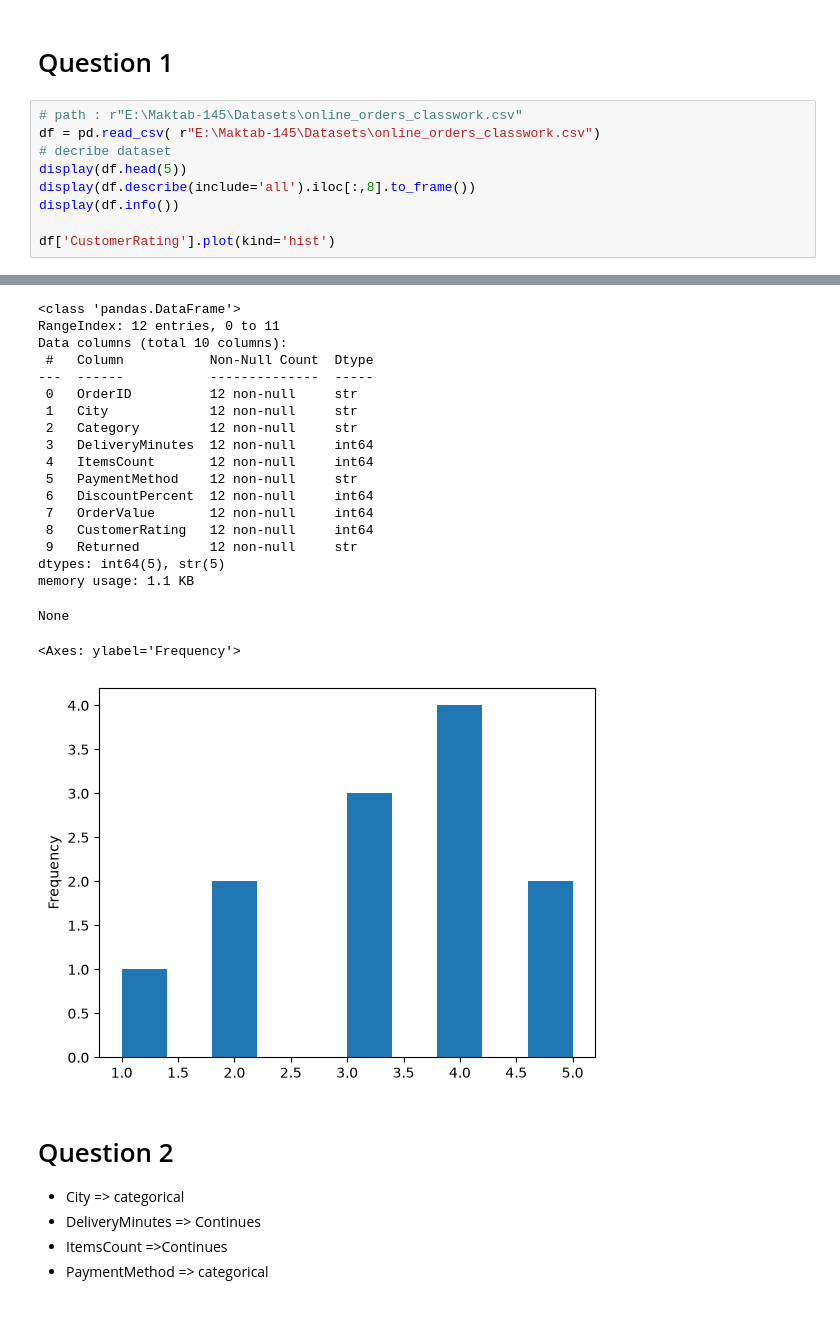
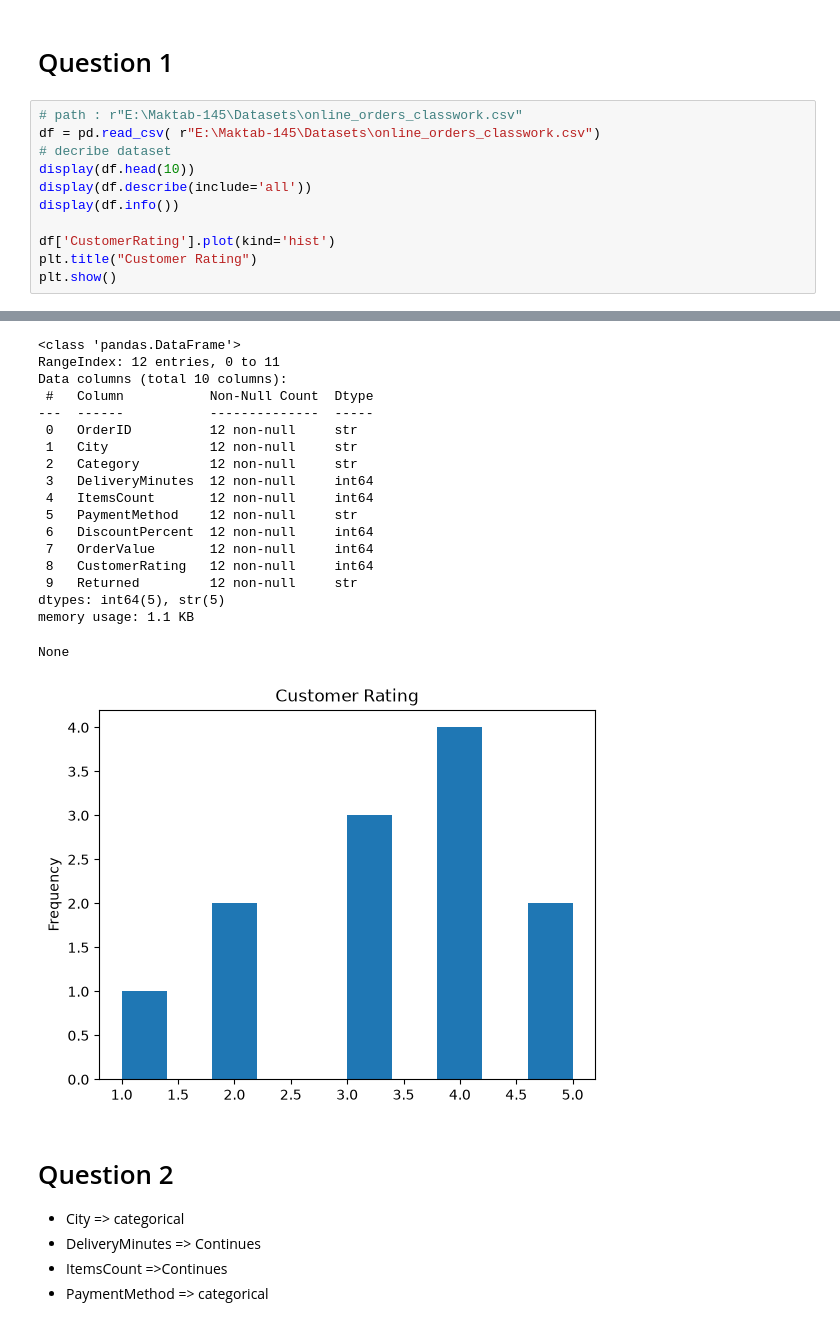
Before and after one commit to mrpanigale/Maktab-AI-145, a Jupyter notebook: CWs/week5/week5_1.ipynb, the cells around one changed output, grey strips where cells are left out. Drawn from its saved outputs; the diff is of its cells as text.

```diff
--- a/CWs/week5/week5_1.ipynb
+++ b/CWs/week5/week5_1.ipynb
@@ -14,11 +14,13 @@ import seaborn as sns
 # path : r"E:\Maktab-145\Datasets\online_orders_classwork.csv"
 df = pd.read_csv( r"E:\Maktab-145\Datasets\online_orders_classwork.csv")
 # decribe dataset
-display(df.head(5))
-display(df.describe(include='all').iloc[:,8].to_frame())
+display(df.head(10))
+display(df.describe(include='all'))
 display(df.info())
 
 df['CustomerRating'].plot(kind='hist')
+plt.title("Customer Rating")
+plt.show()
 # %% [output]
 |  | OrderID | City | Category | DeliveryMinutes | ItemsCount | PaymentMethod | DiscountPercent | OrderValue | ... |
 | 0 | O001 | Tehran | Electronics | 22 | 1 | Card | 0 | 120 | ... |
@@ -41,23 +48,22 @@ df['CustomerRating'].plot(kind='hist')
 <class 'pandas.DataFrame'>
 RangeIndex: 12 entries, 0 to 11
 Data columns (total 10 columns):
  #   Column           Non-Null Count  Dtype
 ---  ------           --------------  -----
  0   OrderID          12 non-null     str
  1   City             12 non-null     str
  2   Category         12 non-null     str
  3   DeliveryMinutes  12 non-null     int64
  4   ItemsCount       12 non-null     int64
  5   PaymentMethod    12 non-null     str
  6   DiscountPercent  12 non-null     int64
  7   OrderValue       12 non-null     int64
  8   CustomerRating   12 non-null     int64
  9   Returned         12 non-null     str
 dtypes: int64(5), str(5)
 memory usage: 1.1 KB
 None
-<Axes: ylabel='Frequency'>
-[figure, old version]
+[figure, new version]
 # %% [markdown]
 # Question 2
 - City  => categorical
```
Also changed, not shown: parts of 6 cells of this notebook.
